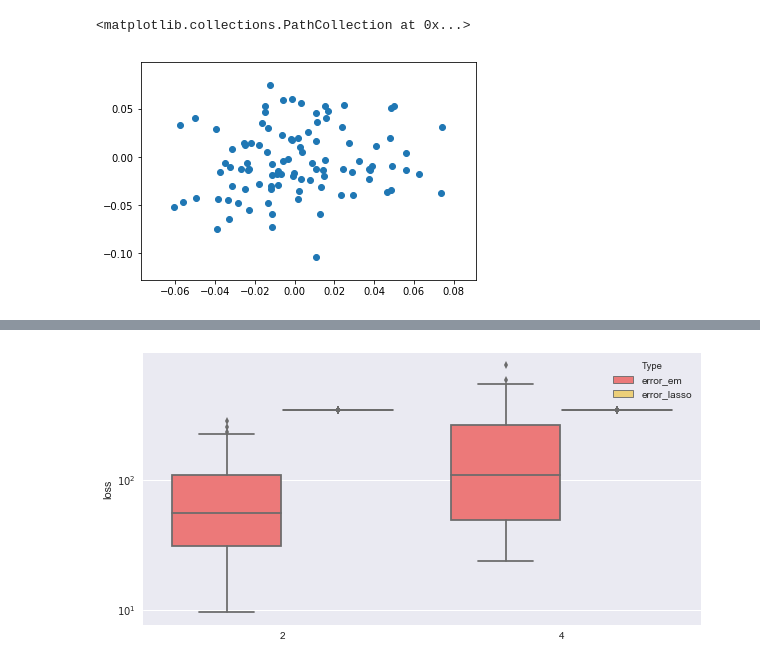
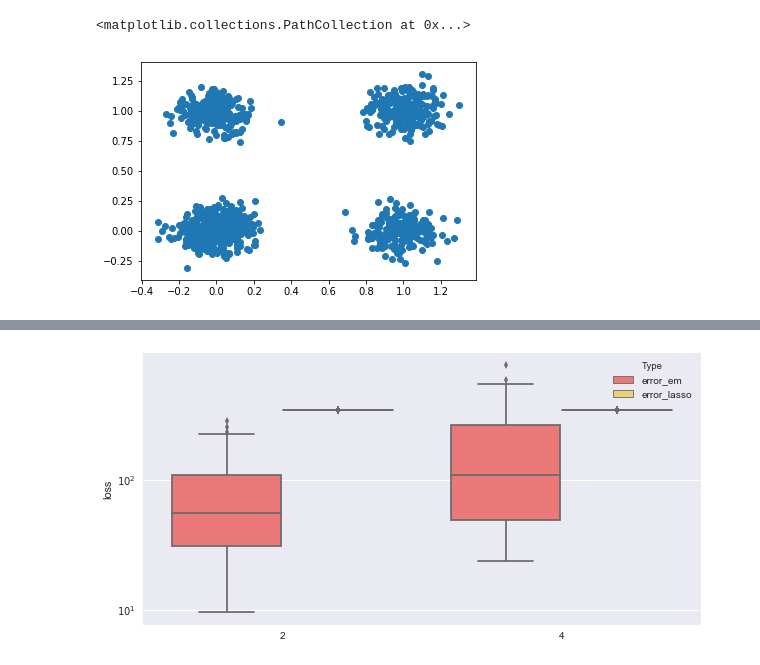
Before and after one commit to mehdisebbar/clustering-models, a Jupyter notebook: graph_lasso_test.ipynb, the cells around one changed output, grey strips where cells are left out. Cells and saved outputs as stored; diff of their text form; code cells hidden in the pictures.

Commit message:
graph lasso

```diff
--- a/graph_lasso_test.ipynb
+++ b/graph_lasso_test.ipynb
@@ -12,24 +17,23 @@ def center_gen(dim, k):
         centers.append(complement+center_id)
     return np.array(centers)
 # %%
-d = 10
-N = 100
-k = 7
+d = 3
+N = 1000
+k = 5
 # %%
 #_, centers, cov = gm_params_generator(d, k)
 centers = center_gen(d,k)
 weights = 1./k*np.ones(k)
-cov = 1e-3*np.array([np.diag(np.ones(d)) for _ in range(k)])
+cov = 1e-2*np.array([np.diag(np.ones(d)) for _ in range(k)])
 X, Y = gaussian_mixture_sample(weights, centers, cov, N)
-lasso = GraphLassoMix(n_components=k, n_iter=20)
 # %%
 import matplotlib.pyplot as plt
 %matplotlib inline
 # %%
-plt.scatter(X[:,0], X[:,1])
+plt.scatter(X[:,2], X[:,1])
 # %% [output]
 <matplotlib.collections.PathCollection at 0x...>
-[figure, old version]
+[figure, new version]
 # %%
 
 def algo_score(Y, y_estim, t=0):
```
Also changed, not shown: parts of 11 cells of this notebook, 2 other files.
